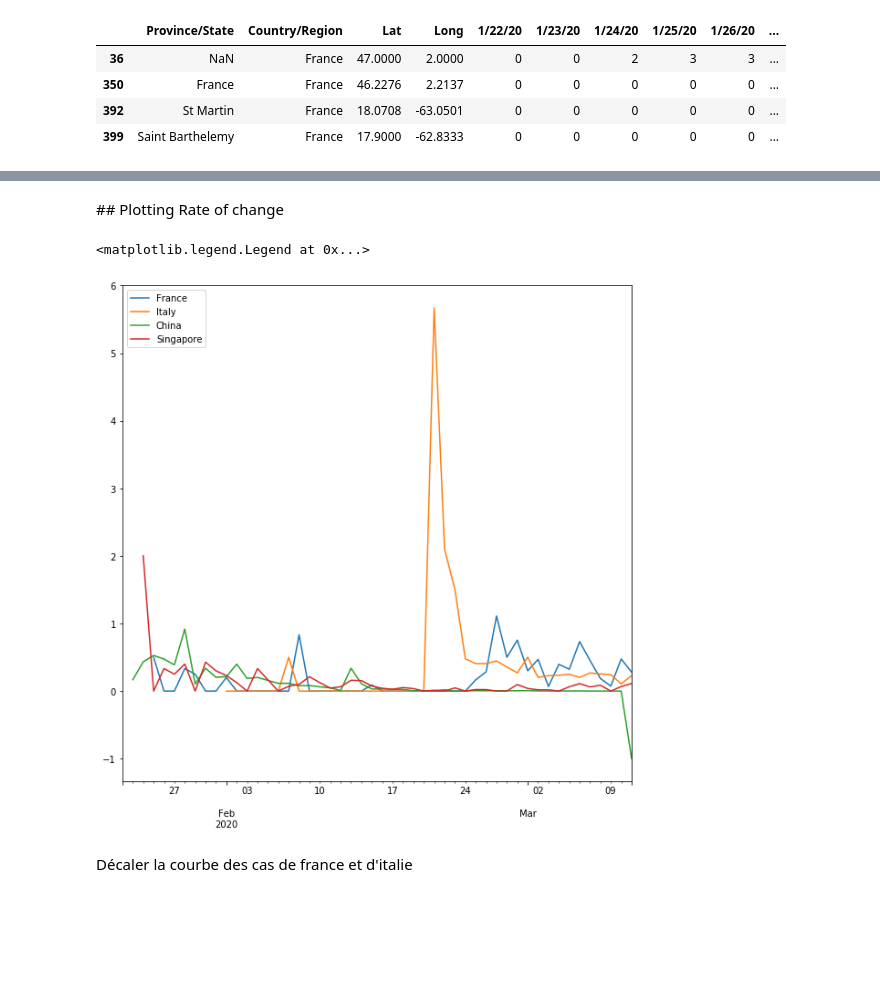
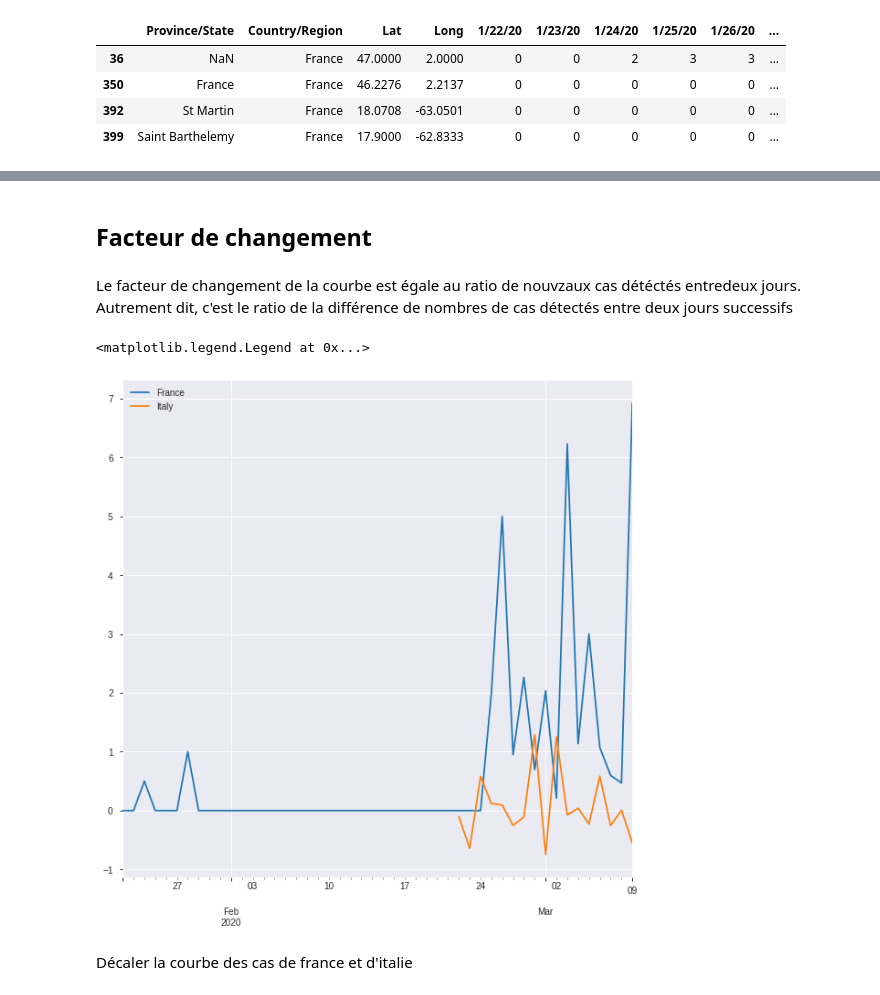
Before and after one commit to AmineDiro/Prediction-COVID19-France-, a Jupyter notebook: EDA.ipynb, the cells around one changed output, grey strips where cells are left out. Cells and saved outputs as stored; diff of their text form; code cells hidden in the pictures; blank space fills up the shorter version.

Commit message:
Added growth factor and patient list for analysis

```diff
--- a/EDA.ipynb
+++ b/EDA.ipynb
@@ -56,17 +81,30 @@ plt.legend(loc='lower right')
-# %% [markdown]
-## Plotting Rate of change
+# %% [markdown]
+## Facteur de changement
+# %% [markdown]
+Le facteur de changement de la courbe est égale au ratio de nouvzaux cas détéctés entredeux jours. Autrement dit, c'est le ratio de la différence de nombres de cas détectés entre deux jours successifs
+# %%
+def growth(serie):
+    g = []
+    index = []
+    for i in range(len(f_confirmed) - 2):
+        if serie.diff()[i] == 0:
+            g.append(0)
+        else:
+            g.append(serie.diff()[i + 1] / serie.diff()[i])
+        index.append(serie.index[i])
+    return pd.Series(data=g, index=index).replace([np.inf, -np.inf], np.nan).fillna(0)
 # %%
-fig = plt.figure(figsize=(10,10))
+fig = plt.figure(figsize=(10, 10))
 
+growth(f_confirmed).plot(label="France")
+growth(i_confirmed).pct_change().plot(label='Italy')
+# growth(c_confirmed).pct_change().plot(label='China')
+#growth(sg_confirmed).pct_change().plot(label="Singapore")
 
-f_confirmed.pct_change().plot(label='France')
-i_confirmed.pct_change().plot(label='Italy')
-c_confirmed.pct_change().plot(label='China')
-sg_confirmed.pct_change().plot(label='Singapore')
-plt.legend(loc='upper left')
+plt.legend(loc="upper left")
 # %% [output]
 <matplotlib.legend.Legend at 0x...>
-[figure, old version]
+[figure, new version]
 # %% [markdown]
 Décaler la courbe des cas de france et d'italie
 # %%
```
Also changed, not shown: parts of 30 cells of this notebook, 1 other file.
